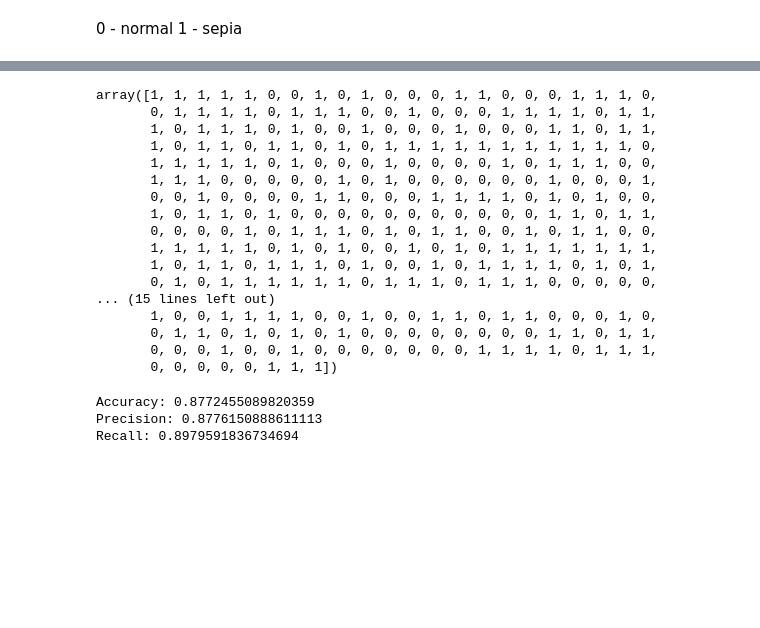
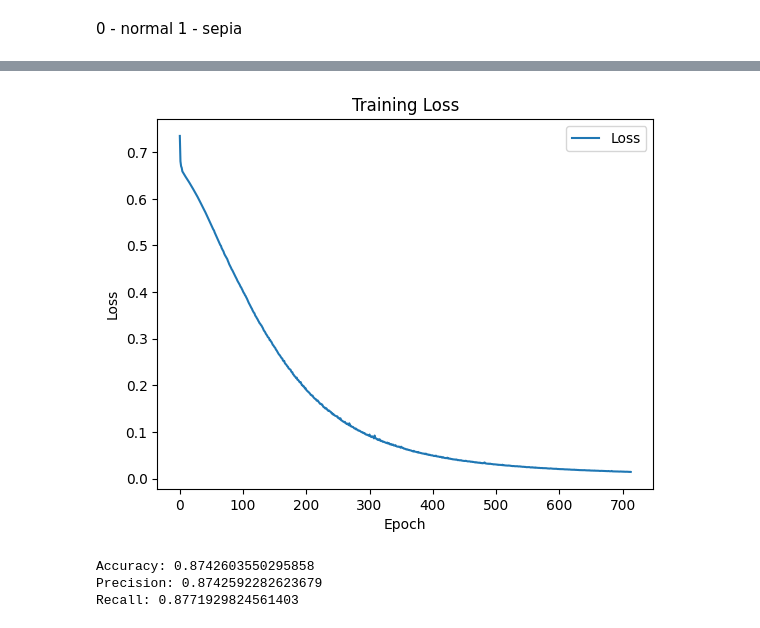
Before and after one commit to RegusAl/UBB, a Jupyter notebook: Semestrul 4/Inteligenta Artificiala/Laboratoare/Lab 7/lab7.ipynb, the cells around one changed output, grey strips where cells are left out. Cells and saved outputs as stored; diff of their text form; code cells hidden in the pictures; blank space fills up the shorter version.

```diff
--- a/Semestrul 4/Inteligenta Artificiala/Laboratoare/Lab 7/lab7.ipynb
+++ b/Semestrul 4/Inteligenta Artificiala/Laboratoare/Lab 7/lab7.ipynb
@@ -112,27 +112,24 @@ def get_parameters(images):
         parameters.append(image_parameters)
 
     return parameters
+# %%
+def plot_classifier(loss_curve):
+    plt.plot(loss_curve, label='Loss')
+    plt.xlabel('Epoch')
+    plt.ylabel('Loss')
+    plt.title('Training Loss')
+    plt.legend()
+    plt.show()
 # %%
 train_inputs = get_parameters(train_inputs)
 
 train_inputs = np.array(train_inputs)
 train_outputs = np.array(train_outputs)
 
+test_inputs = get_parameters(test_inputs)
+
 test_inputs = np.array(test_inputs)
 test_outputs = np.array(test_outputs)
 
 train_inputs = train_inputs / 255.0
-classifier = neural_network.MLPClassifier(hidden_layer_sizes=(32,32), activation='relu', max_iter=1000, solver='sgd', verbose=1)
-classifier.fit(train_inputs, train_outputs)
-
-predicted = get_parameters(test_inputs)
-predicted = np.array(predicted)
-predicted = predicted / 255.0
-outputs = classifier.predict(predicted)
-
-plt.plot(classifier.loss_curve_, label='Loss')
-plt.xlabel('Epoch')
-plt.ylabel('Loss')
-plt.title('Training Loss')
-plt.legend()
-plt.show()
+test_inputs = test_inputs / 255.0
@@ -158,31 +136,18 @@ Training loss did not improve more than tol=0.000100 for 10 consecutive epochs.
-# %%
-outputs
-# %% [output]
-array([1, 1, 1, 1, 1, 0, 0, 1, 0, 1, 0, 0, 0, 1, 1, 0, 0, 0, 1, 1, 1, 0,
-       0, 1, 1, 1, 1, 0, 1, 1, 1, 0, 0, 1, 0, 0, 0, 1, 1, 1, 1, 0, 1, 1,
-       1, 0, 1, 1, 1, 0, 1, 0, 0, 1, 0, 0, 0, 1, 0, 0, 0, 1, 1, 0, 1, 1,
-       1, 0, 1, 1, 0, 1, 1, 0, 1, 0, 1, 1, 1, 1, 1, 1, 1, 1, 1, 1, 1, 0,
-       1, 1, 1, 1, 1, 0, 1, 0, 0, 0, 1, 0, 0, 0, 0, 1, 0, 1, 1, 1, 0, 0,
-       1, 1, 1, 0, 0, 0, 0, 0, 1, 0, 1, 0, 0, 0, 0, 0, 0, 1, 0, 0, 0, 1,
-       0, 0, 1, 0, 0, 0, 0, 1, 1, 0, 0, 0, 1, 1, 1, 1, 0, 1, 0, 1, 0, 0,
-       1, 0, 1, 1, 0, 1, 0, 0, 0, 0, 0, 0, 0, 0, 0, 0, 0, 1, 1, 0, 1, 1,
-       0, 0, 0, 0, 1, 0, 1, 1, 1, 0, 1, 0, 1, 1, 0, 0, 1, 0, 1, 1, 0, 0,
-       1, 1, 1, 1, 1, 0, 1, 0, 1, 0, 0, 1, 0, 1, 0, 1, 1, 1, 1, 1, 1, 1,
-       1, 0, 1, 1, 0, 1, 1, 1, 0, 1, 0, 0, 1, 0, 1, 1, 1, 1, 0, 1, 0, 1,
-       0, 1, 0, 1, 1, 1, 1, 1, 1, 0, 1, 1, 1, 0, 1, 1, 1, 0, 0, 0, 0, 0,
-... (15 lines left out)
-       1, 0, 0, 1, 1, 1, 1, 0, 0, 1, 0, 0, 1, 1, 0, 1, 1, 0, 0, 0, 1, 0,
-       0, 1, 1, 0, 1, 0, 1, 0, 1, 0, 0, 0, 0, 0, 0, 0, 0, 1, 1, 0, 1, 1,
-       0, 0, 0, 1, 0, 0, 1, 0, 0, 0, 0, 0, 0, 0, 1, 1, 1, 1, 0, 1, 1, 1,
-       0, 0, 0, 0, 0, 1, 1, 1])
 # %%
+classifier = neural_network.MLPClassifier(hidden_layer_sizes=(32,32), activation='relu', max_iter=1000, solver='sgd')
+classifier.fit(train_inputs, train_outputs)
+
+outputs = classifier.predict(test_inputs)
+plot_classifier(classifier.loss_curve_)
+
 acc = accuracy_score(test_outputs, outputs)
 prec = precision_score(test_outputs, outputs, average="weighted")
 recall = recall_score(test_outputs, outputs)
 print(f"Accuracy: {acc}")
 print(f"Precision: {prec}")
 print(f"Recall: {recall}")
 # %% [output]
+[figure, added]
-Accuracy: 0.8772455089820359
-Precision: 0.8776150888611113
-Recall: 0.8979591836734694
+Accuracy: 0.8742603550295858
+Precision: 0.8742592282623679
+Recall: 0.8771929824561403
```
Also changed, not shown: parts of 13 cells of this notebook.
